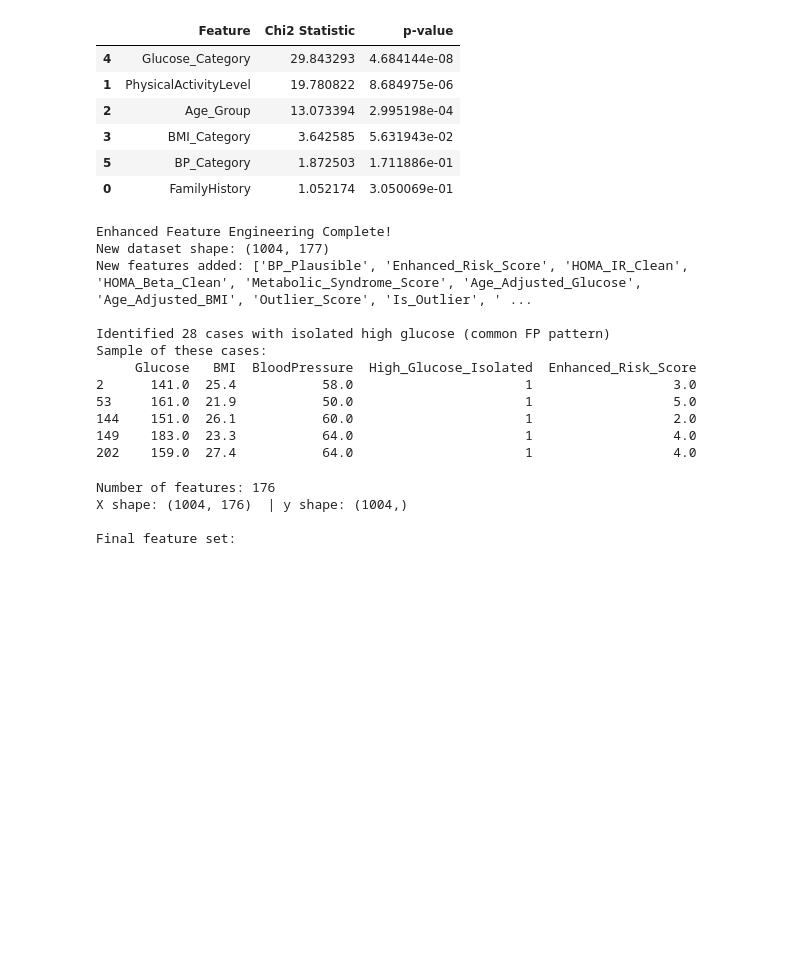
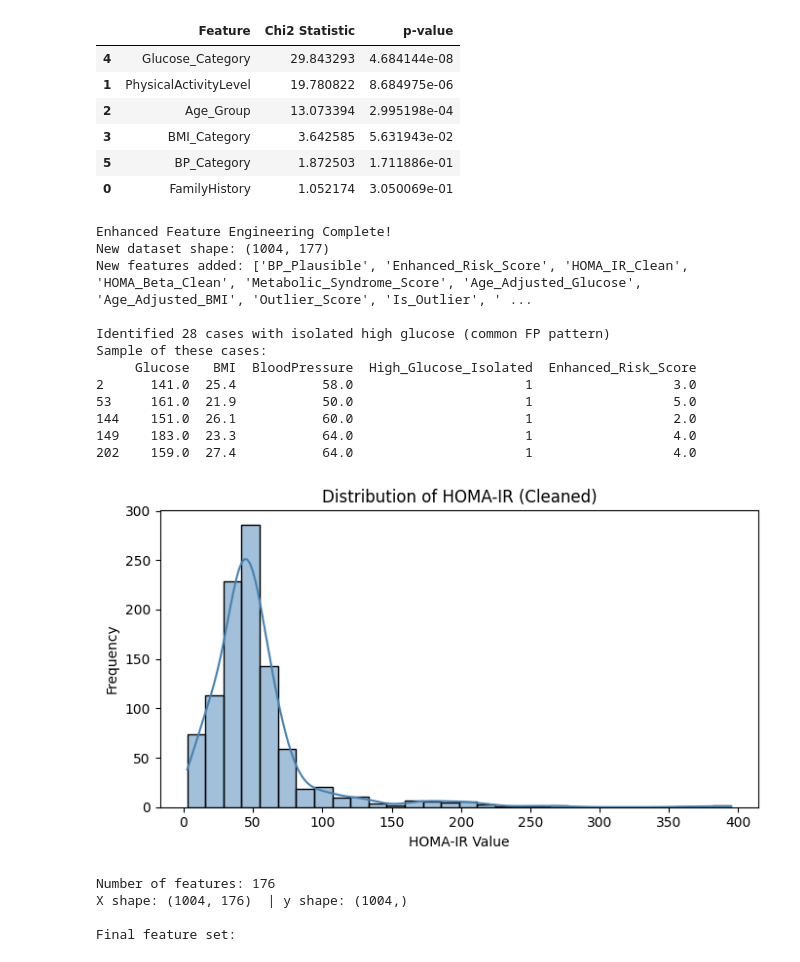
Before and after one commit to naveedakram83/diabetes-ml-2025, a Jupyter notebook: notebooks/diabetes_project_v5.ipynb, the cells around one changed output. Drawn from its saved outputs; the diff is of its cells as text; code cells hidden in the pictures; blank space fills up the shorter version.

```diff
--- a/notebooks/diabetes_project_v5.ipynb
+++ b/notebooks/diabetes_project_v5.ipynb
@@ -1647,33 +1647,43 @@ fp_patterns = final_df_enhanced[
     (final_df_enhanced['High_Glucose_Isolated'] == 1)
 ]
 
 print(f"\nIdentified {len(fp_patterns)} cases with isolated high glucose (common FP pattern)")
 if len(fp_patterns) > 0:
     print("Sample of these cases:")
     print(fp_patterns[['Glucose', 'BMI', 'BloodPressure', 'High_Glucose_Isolated', 'Enhanced_Risk_Score']].head())
 
 
 chi_cols = ['BMI_Category','Glucose_Category','BP_Category','Age_Group']
 
 final_df1 = final_df_enhanced.copy()
 for c in chi_cols:
     final_df1[c] = LabelEncoder().fit_transform(final_df1[c].astype(str))
 
 final_df1.head()
 df_fe = final_df1
+
+plt.figure(figsize=(7,4))
+sns.histplot(final_df_enhanced['HOMA_IR_Clean'], bins=30, kde=True,
+             color='steelblue', edgecolor='black')
+plt.title("Distribution of HOMA-IR (Cleaned)")
+plt.xlabel("HOMA-IR Value")
+plt.ylabel("Frequency")
+plt.tight_layout()
+plt.show()
 # %% [output]
 Enhanced Feature Engineering Complete!
 New dataset shape: (1004, 177)
 New features added: ['BP_Plausible', 'Enhanced_Risk_Score', 'HOMA_IR_Clean', 'HOMA_Beta_Clean', 'Metabolic_Syndrome_Score', 'Age_Adjusted_Glucose', 'Age_Adjusted_BMI', 'Outlier_Score', 'Is_Outlier', ' ...
 
 Identified 28 cases with isolated high glucose (common FP pattern)
 Sample of these cases:
      Glucose   BMI  BloodPressure  High_Glucose_Isolated  Enhanced_Risk_Score
 2      141.0  25.4           58.0                      1                  3.0
 53     161.0  21.9           50.0                      1                  5.0
 144    151.0  26.1           60.0                      1                  2.0
 149    183.0  23.3           64.0                      1                  4.0
 202    159.0  27.4           64.0                      1                  4.0
+[figure, added]
 # %%
 # ============================================================
 # STEP 5.5 – Finalize Feature Matrix (X) and Target Vector (y)
```
Also changed, not shown: parts of 2 cells of this notebook, 6 other files.
